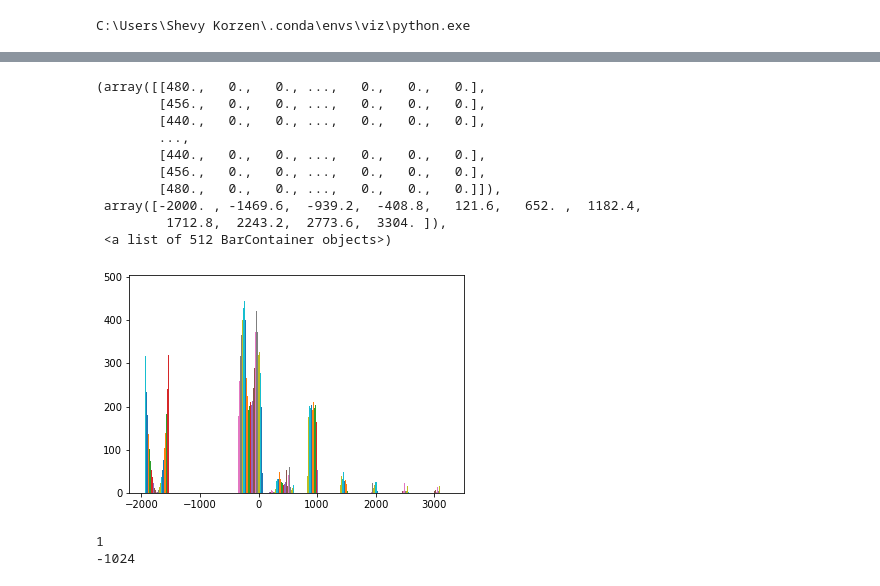
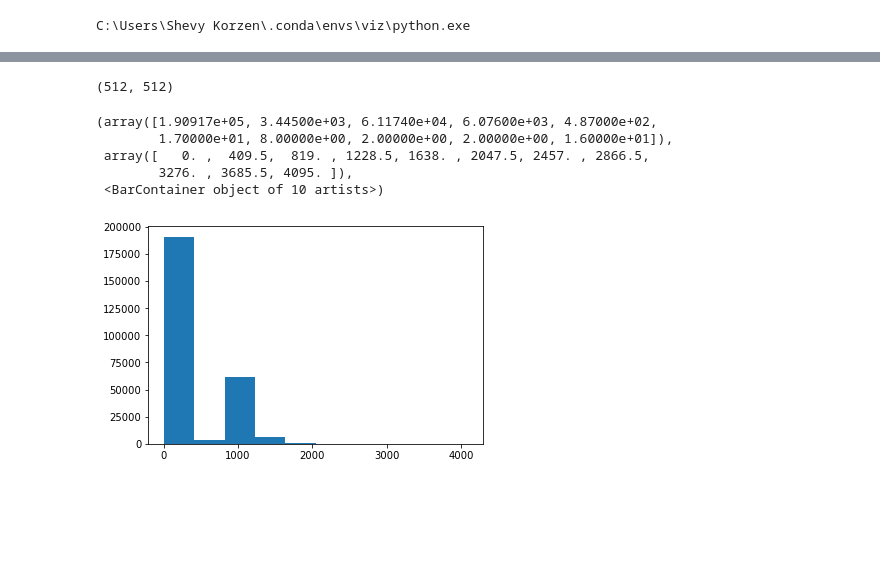
Before and after one commit to shevyk/detector, a Jupyter notebook: src/Viz.ai Detector EDA.ipynb, the cells around one changed output, grey strips where cells are left out. Cells and saved outputs as stored; diff of their text form; code cells hidden in the pictures; blank space fills up the shorter version.

Commit message:
added image and label preprocessing

```diff
--- a/src/Viz.ai Detector EDA.ipynb
+++ b/src/Viz.ai Detector EDA.ipynb
@@ -37 +48,4 @@ memory usage: 202.5+ KB
+# %%
+# Drop files without Series Description
+df = df.dropna(subset=['StudyDescription']).reset_index()
 # %%
@@ -49,0 +89,4 @@ df.PatientID.nunique()
+# %%
+# Drop Whole Body scans
+df = df[df.StudyDescription != 'PET^1PETCT_WholeBody (Adult)'].reset_index()
+df.StudyDescription.value_counts().sort_index()
@@ -100,25 +131 @@ CT HEAD & CTA HEAD/NECK &CT PERF     2
 Name: PatientID, dtype: int64
-# %%
-def display_dicom_file(path):
-    ds = dcmread(path)
-    print()
-    print(f"File path........: {path}")
-    print(f"SOP Class........: {ds.SOPClassUID} ({ds.SOPClassUID.name})")
-    print()
-
-    print(f"Patient ID.........: {ds.PatientID}")
-    print(f"Patient Sex........: {ds.PatientSex}")
-    print(f"Study Description..: {ds.StudyDescription}")
-    print(f"Series Description.: {ds.SeriesDescription}")
-    print(f"Modality...........: {ds.Modality}")
-    print(f"Study Date.........: {ds.StudyDate}")
-    print(f"Image size.........: {ds.Rows} x {ds.Columns}")
-    print(f"Pixel Spacing......: {ds.PixelSpacing}")
-    print(f"Image Shape........: {ds.pixel_array.shape}")
-
-    # use .get() if not sure the item exists, and want a default value if missing
-    print(f"Slice location...: {ds.get('SliceLocation', '(missing)')}")
-
-    # plot the image using matplotlib
-    plt.imshow(ds.pixel_array, cmap=plt.cm.gray)
-    plt.show()
@@ -125,5 +174,5 @@ def display_dicom_file(path):
 # %%
-n = 4
+n = 1
 for path in df['Path'].sample(n):
    display_dicom_file(path)
 # %% [output]
@@ -186,17 +194,15 @@ Slice location...: -95.000
 # %%
 ds = dcmread(path)
 image = ds.pixel_array
+image.shape
+# %% [output]
+(512, 512)
 # %%
-plt.hist(image)
+plt.hist(image.ravel())
 # %% [output]
-(array([[480.,   0.,   0., ...,   0.,   0.,   0.],
-        [456.,   0.,   0., ...,   0.,   0.,   0.],
-        [440.,   0.,   0., ...,   0.,   0.,   0.],
-        ...,
-        [440.,   0.,   0., ...,   0.,   0.,   0.],
-        [456.,   0.,   0., ...,   0.,   0.,   0.],
-        [480.,   0.,   0., ...,   0.,   0.,   0.]]),
- array([-2000. , -1469.6,  -939.2,  -408.8,   121.6,   652. ,  1182.4,
-         1712.8,  2243.2,  2773.6,  3304. ]),
- <a list of 512 BarContainer objects>)
+(array([1.90917e+05, 3.44500e+03, 6.11740e+04, 6.07600e+03, 4.87000e+02,
+        1.70000e+01, 8.00000e+00, 2.00000e+00, 2.00000e+00, 1.60000e+01]),
+ array([   0. ,  409.5,  819. , 1228.5, 1638. , 2047.5, 2457. , 2866.5,
+        3276. , 3685.5, 4095. ]),
+ <BarContainer object of 10 artists>)
-[figure, old version]
+[figure, new version]
@@ -214,5 +208,0 @@ def rescale_hu(dicom_ds):
-# %%
-image = rescale_hu(ds)
-# %% [output]
-1
--1024
```
Also changed, not shown: parts of 25 cells of this notebook, 7 other files.
